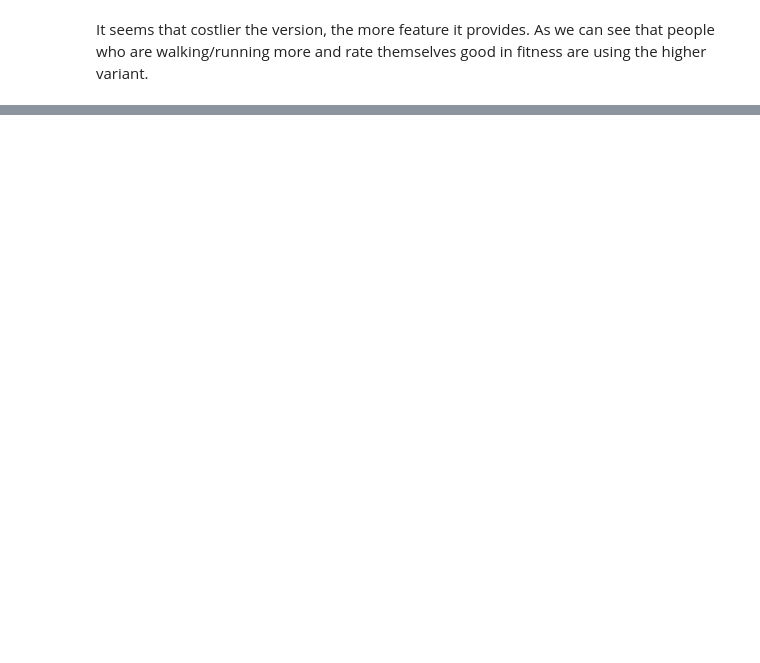
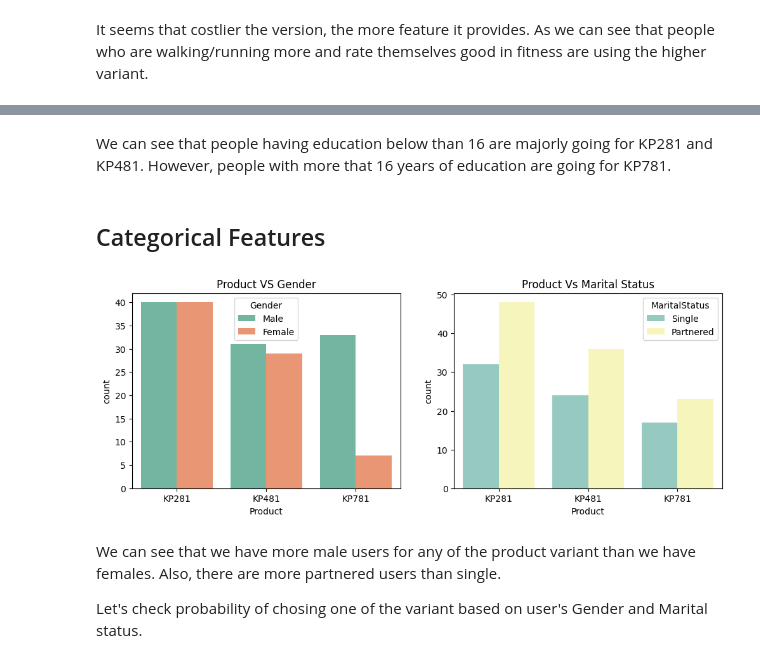
Before and after one commit to shahzarhusain/Aerofit_analysis, a Jupyter notebook: Aerofit_case_study.ipynb, the cells around one changed output, grey strips where cells are left out. Drawn from its saved outputs; the diff is of its cells as text; code cells hidden in the pictures; blank space fills up the shorter version.

```diff
--- a/Aerofit_case_study.ipynb
+++ b/Aerofit_case_study.ipynb
@@ -296,0 +389,17 @@ px.scatter(df, x = 'Age', y = 'Income', size = 'Miles', color = 'MaritalStatus')
+# %% [markdown]
+We can see that people having education below than 16 are majorly going for KP281 and KP481. However, people with more that 16 years of education are going for KP781.
+# %% [markdown]
+## Categorical Features
+# %%
+fig, axis = plt.subplots(ncols =2, figsize = (12,4))
+sns.countplot(data = df, x = 'Product', hue = 'Gender', palette= 'Set2', ax = axis[0])
+axis[0].set_title('Product VS Gender')
+sns.countplot(data = df, x = 'Product', hue = 'MaritalStatus', palette = 'Set3', ax= axis[1])
+axis[1].set_title('Product Vs Marital Status')
+plt.show()
+# %% [output]
+[figure, added]
+# %% [markdown]
+We can see that we have more male users for any of the product variant than we have females. Also, there are more partnered users than single.
+
+Let's check probability of chosing one of the variant based on user's Gender and Marital status.
```
Also changed, not shown: parts of 22 cells of this notebook.
